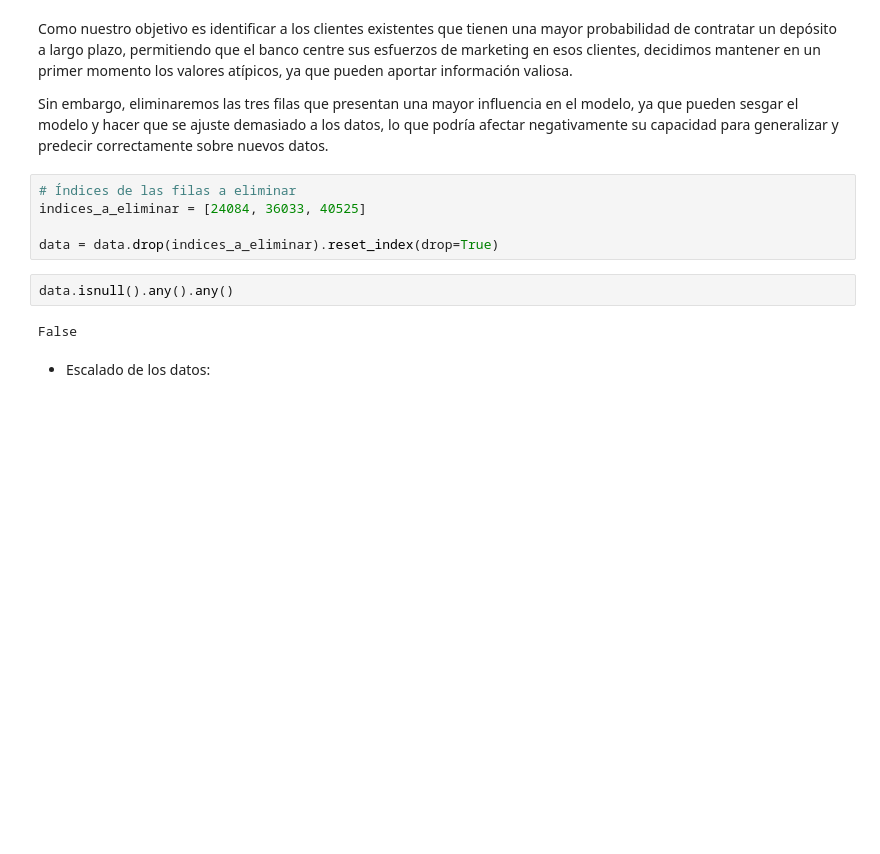
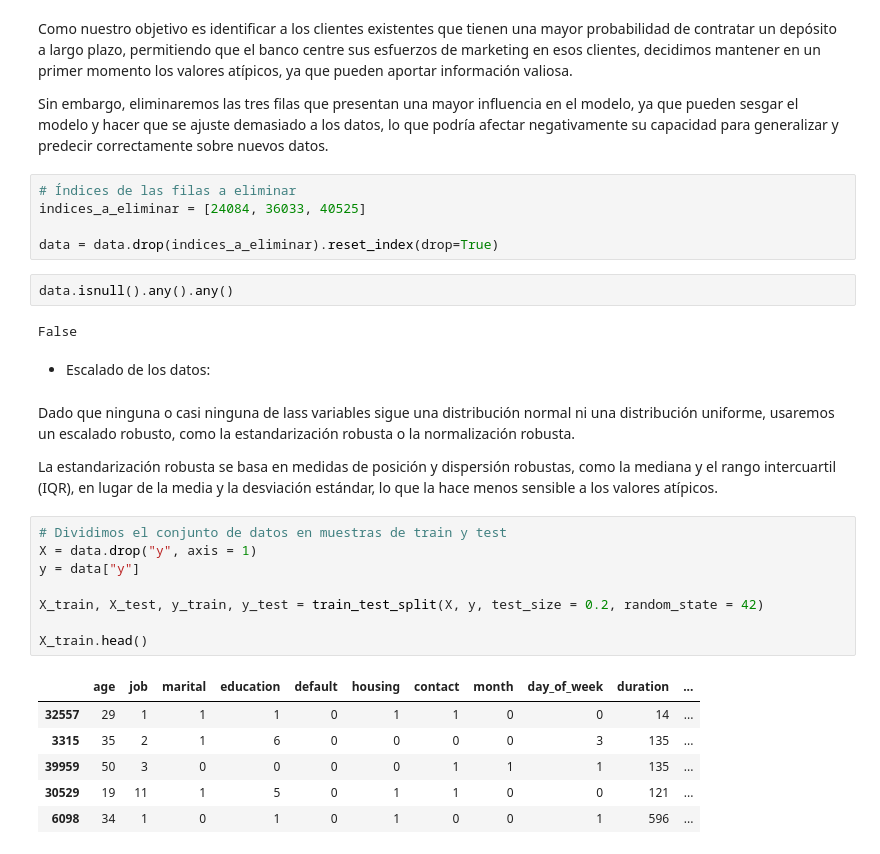
Before and after one commit to RmVa23/ML-Algorithm, a Jupyter notebook: src/explore.ipynb, the cells around one changed output. Saved outputs shown, nothing was run; the diff lists cells and outputs as text; blank space fills up the shorter version.

Commit message:
robust scaler

```diff
--- a/src/explore.ipynb
+++ b/src/explore.ipynb
@@ -583,3 +584,22 @@ data.isnull().any().any()
 False
 # %% [markdown]
 - Escalado de los datos:
+# %% [markdown]
+Dado que ninguna o casi ninguna de lass variables sigue una distribución normal ni una distribución uniforme, usaremos un escalado robusto, como la estandarización robusta o la normalización robusta.
+
+La estandarización robusta se basa en medidas de posición y dispersión robustas, como la mediana y el rango intercuartil (IQR), en lugar de la media y la desviación estándar, lo que la hace menos sensible a los valores atípicos.
+# %%
+# Dividimos el conjunto de datos en muestras de train y test
+X = data.drop("y", axis = 1)
+y = data["y"]
+
+X_train, X_test, y_train, y_test = train_test_split(X, y, test_size = 0.2, random_state = 42)
+
+X_train.head()
+# %% [output]
+|  | age | job | marital | education | default | housing | contact | month | day_of_week | duration | ... |
+| 32557 | 29 | 1 | 1 | 1 | 0 | 1 | 1 | 0 | 0 | 14 | ... |
+| 3315 | 35 | 2 | 1 | 6 | 0 | 0 | 0 | 0 | 3 | 135 | ... |
+| 39959 | 50 | 3 | 0 | 0 | 0 | 0 | 1 | 1 | 1 | 135 | ... |
+| 30529 | 19 | 11 | 1 | 5 | 0 | 1 | 1 | 0 | 0 | 121 | ... |
+| 6098 | 34 | 1 | 0 | 1 | 0 | 1 | 0 | 0 | 1 | 596 | ... |
```
Also changed, not shown: parts of 2 cells of this notebook.
